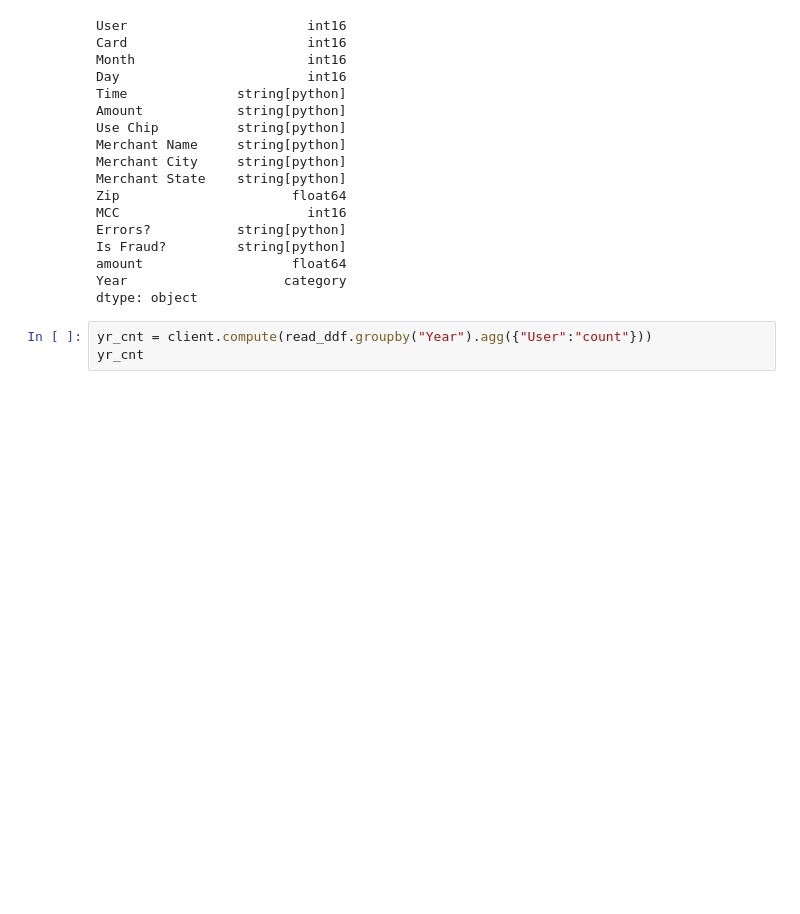
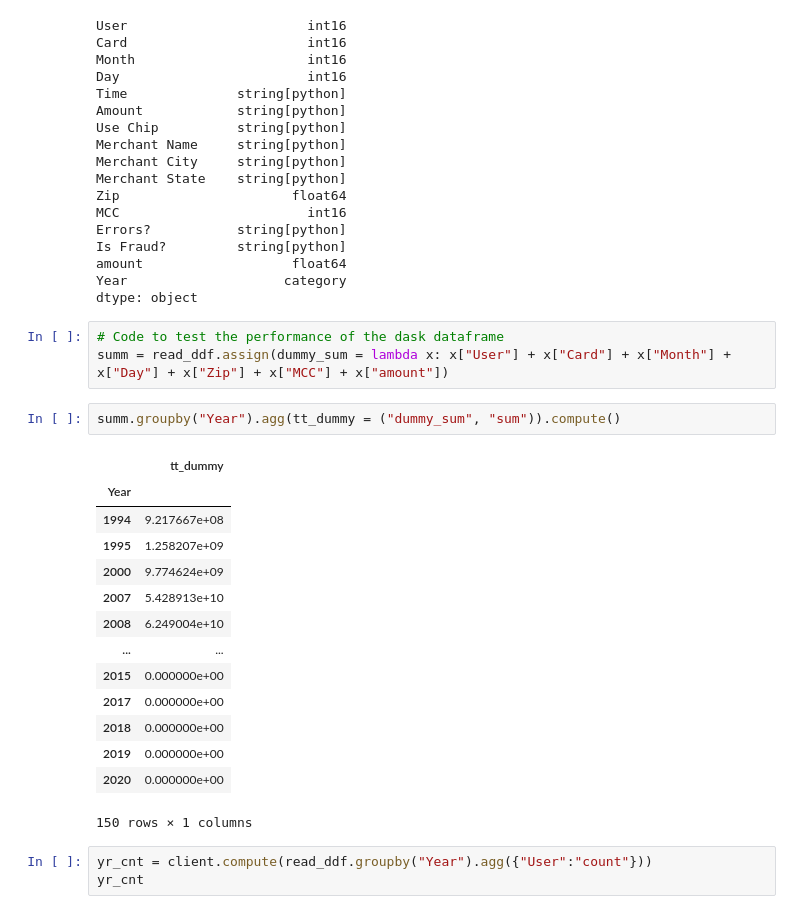
Before and after one commit to pbdanny/PythonProject, a Jupyter notebook: Dask/notebook/dask_compute.ipynb, the cells around one changed output. Saved outputs shown, nothing was run; the diff lists cells and outputs as text; blank space fills up the shorter version.

```diff
--- a/Dask/notebook/dask_compute.ipynb
+++ b/Dask/notebook/dask_compute.ipynb
@@ -59,6 +123,26 @@ Is Fraud?         string[python]
 amount                   float64
 Year                    category
 dtype: object
+# %%
+# Code to test the performance of the dask dataframe
+summ = read_ddf.assign(dummy_sum = lambda x: x["User"] + x["Card"] + x["Month"] + x["Day"] + x["Zip"] + x["MCC"] + x["amount"])
+# %%
+summ.groupby("Year").agg(tt_dummy = ("dummy_sum", "sum")).compute()
+# %% [output]
+|  | tt_dummy |
+| Year |  |
+| 1994 | 9.217667e+08 |
+| 1995 | 1.258207e+09 |
+| 2000 | 9.774624e+09 |
+| 2007 | 5.428913e+10 |
+| 2008 | 6.249004e+10 |
+| ... | ... |
+| 2015 | 0.000000e+00 |
+| 2017 | 0.000000e+00 |
+| 2018 | 0.000000e+00 |
+| 2019 | 0.000000e+00 |
+| 2020 | 0.000000e+00 |
+150 rows × 1 columns
 # %%
 yr_cnt = client.compute(read_ddf.groupby("Year").agg({"User":"count"}))
 yr_cnt
```
Also changed, not shown: parts of 8 cells of this notebook, 5 other files.
